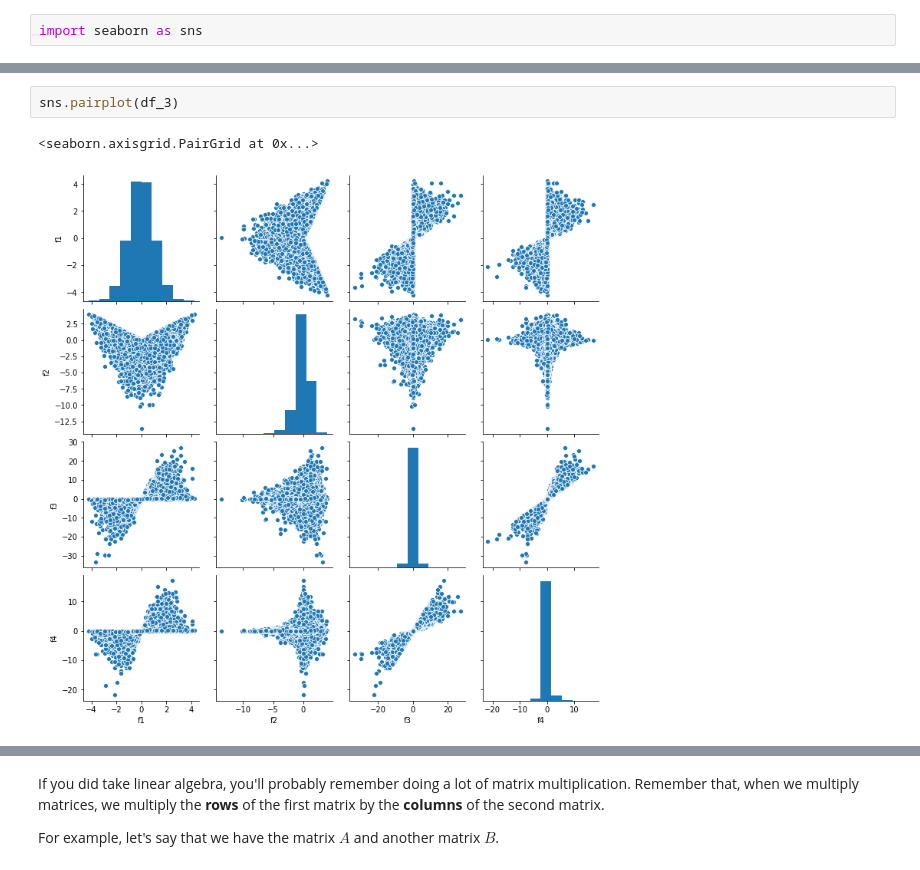
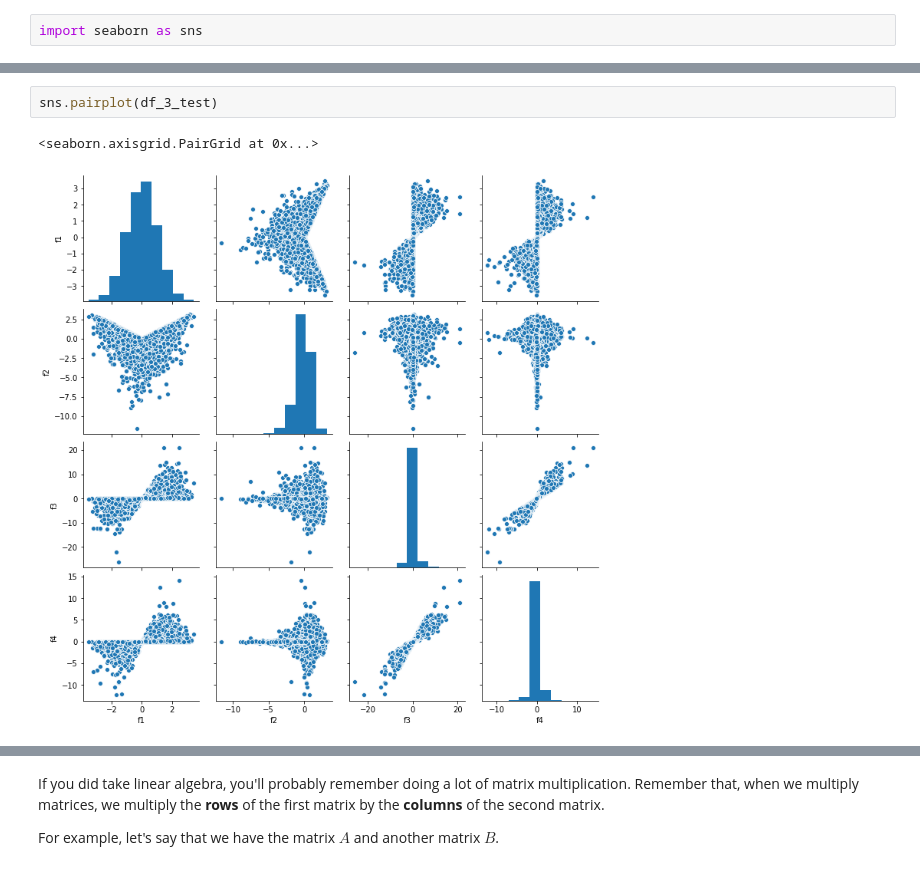
Before and after one commit to ajfinch123/ajfinch123.github.io, a Jupyter notebook: jupyter_notebooks/shrunk_data.ipynb, the cells around one changed output, grey strips where cells are left out. Saved outputs shown, nothing was run; the diff lists cells and outputs as text.

```diff
--- a/jupyter_notebooks/shrunk_data.ipynb
+++ b/jupyter_notebooks/shrunk_data.ipynb
@@ -87,5 +157,5 @@ sns.pairplot(df_2)
 # %%
-sns.pairplot(df_3)
+sns.pairplot(df_3_test)
 # %% [output]
 <seaborn.axisgrid.PairGrid at 0x...>
-[figure, old version]
+[figure, new version]
```
Also changed, not shown: parts of 53 cells of this notebook, 4 other files.
